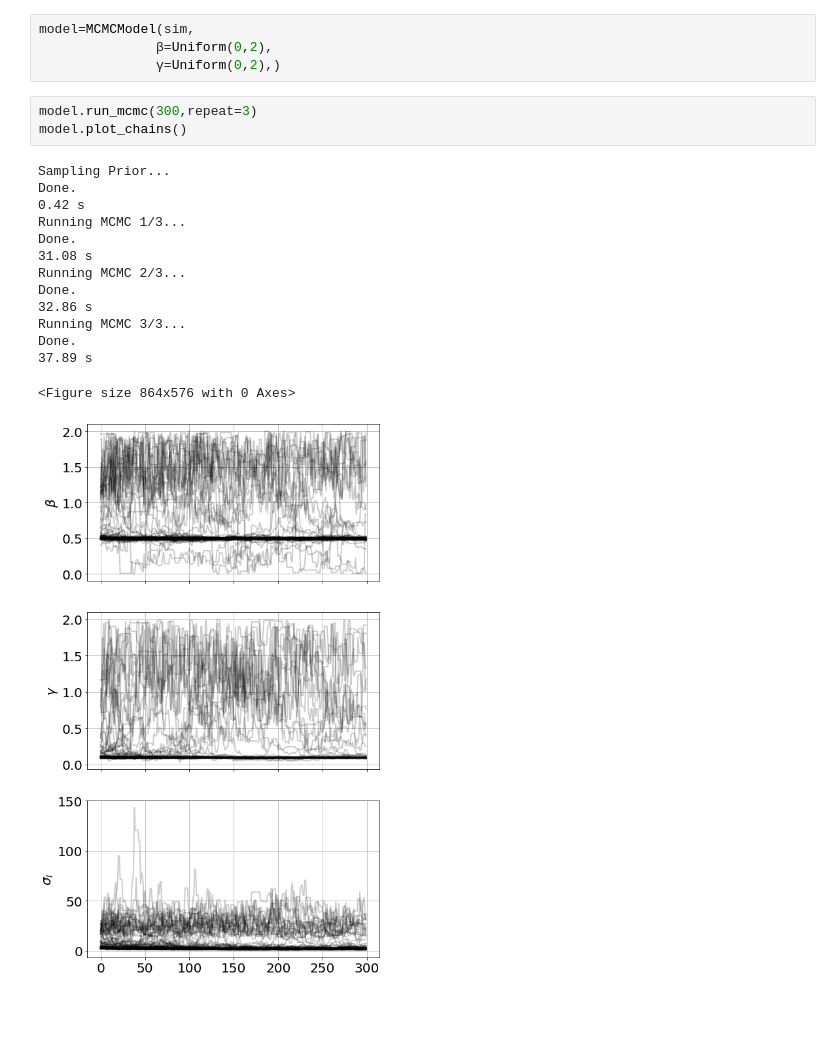
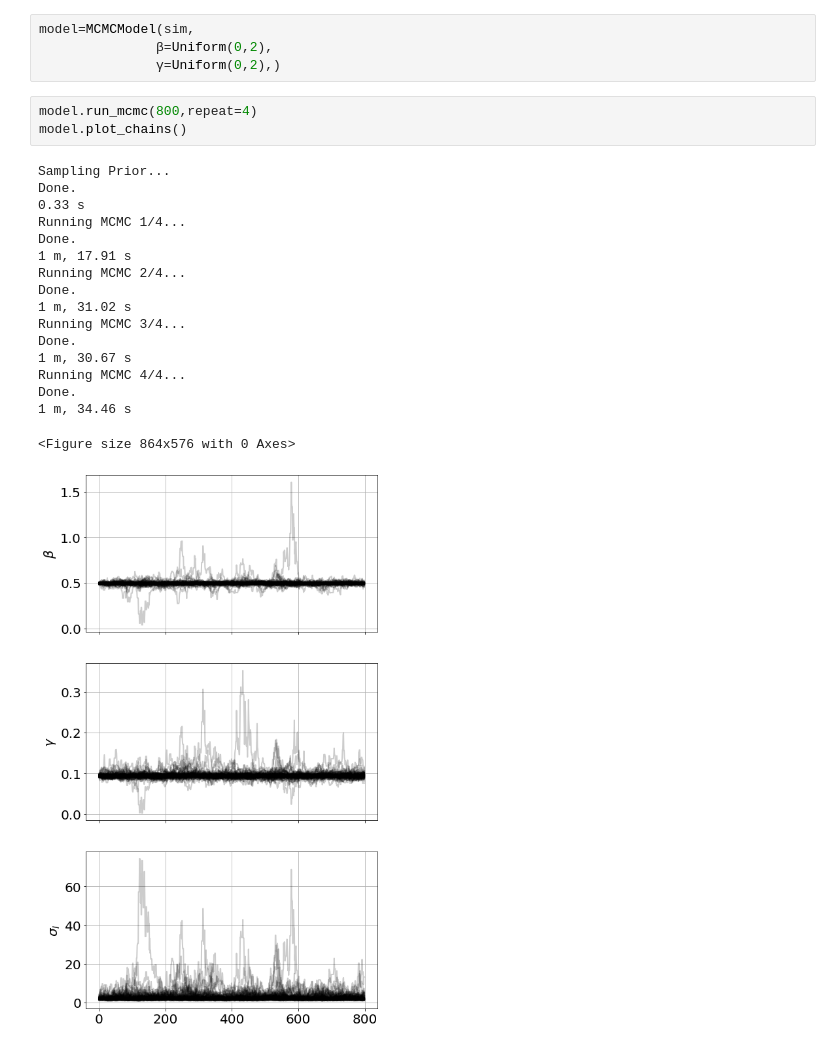
Before and after one commit to bblais/Computer-Programming-for-the-Sciences-Spring-2021, a Jupyter notebook: 2021-04-28 - Fitting SIR Model.ipynb, the cells around one changed output. Cells and saved outputs as stored; diff of their text form; blank space fills up the shorter version.

```diff
--- a/2021-04-28 - Fitting SIR Model.ipynb
+++ b/2021-04-28 - Fitting SIR Model.ipynb
@@ -41,23 +41,26 @@ model=MCMCModel(sim,
                β=Uniform(0,2),
                γ=Uniform(0,2),)
 # %%
-model.run_mcmc(300,repeat=3)
+model.run_mcmc(800,repeat=4)
 model.plot_chains()
 # %% [output]
 Sampling Prior...
 Done.
-0.42 s
-Running MCMC 1/3...
+0.33 s
+Running MCMC 1/4...
 Done.
-31.08 s
-Running MCMC 2/3...
+1 m, 17.91 s
+Running MCMC 2/4...
 Done.
-32.86 s
-Running MCMC 3/3...
+1 m, 31.02 s
+Running MCMC 3/4...
 Done.
-37.89 s
+1 m, 30.67 s
+Running MCMC 4/4...
+Done.
+1 m, 34.46 s
 <Figure size 864x576 with 0 Axes>
-[figure, old version]
+[figure, new version]
 # %%
 model.plot_distributions()
 # %% [output]
```
Also changed, not shown: parts of 1 cell of this notebook, 3 other files.
